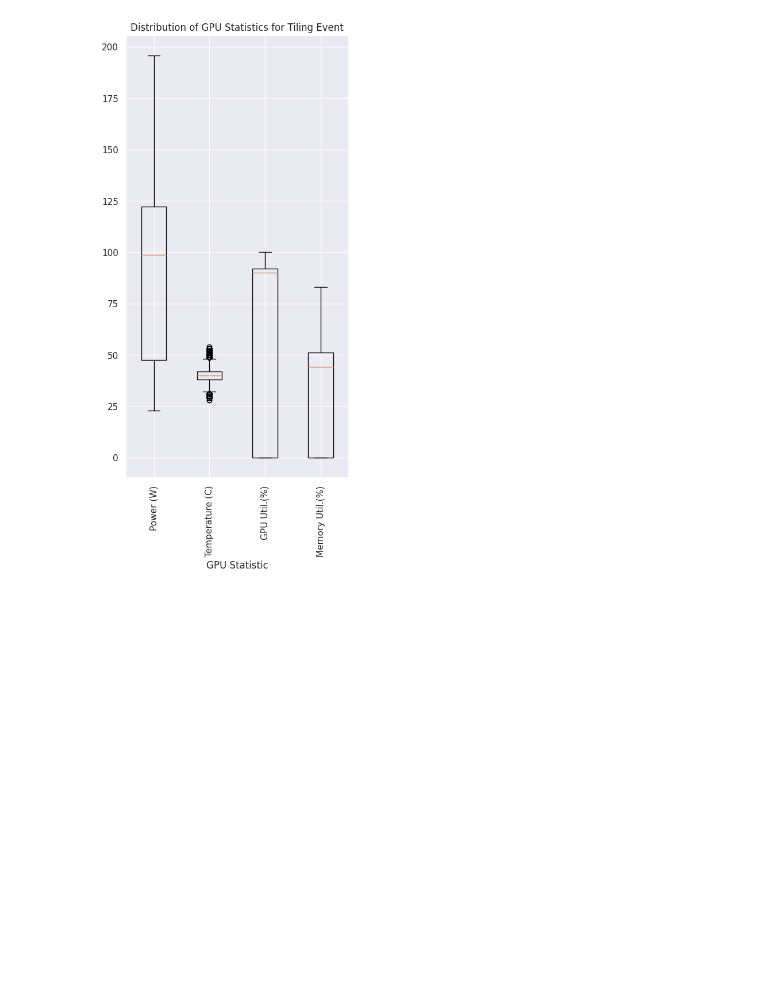
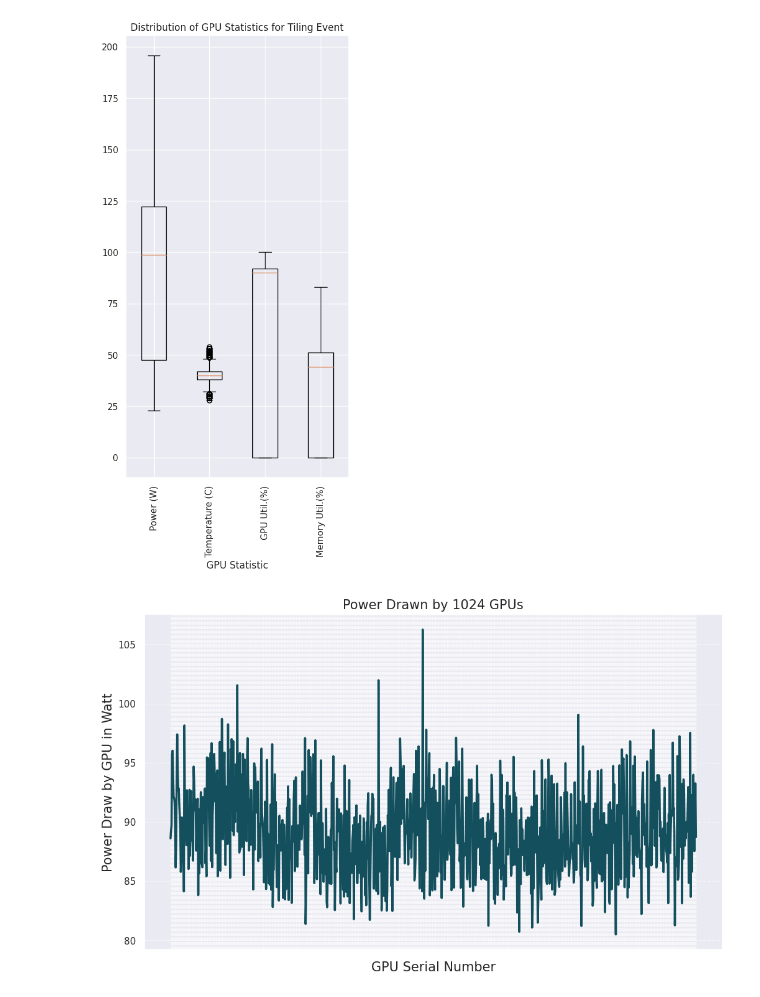
Before and after one commit to VishalPawar08/Cloud-Computing---TeraPixel, a Jupyter notebook: TeraPixel Original .ipynb, the cells around one changed output. Saved outputs shown, nothing was run; the diff lists cells and outputs as text; code cells hidden in the pictures; blank space fills up the shorter version.

```diff
--- a/TeraPixel Original .ipynb
+++ b/TeraPixel Original .ipynb
@@ -473,3 +473,16 @@ plt.show()
 # %%
 gpu_file['gpuSerial'] = gpu_file['gpuSerial'].astype(str)
 gpu_powerdraw = gpu_file.groupby('gpuSerial', as_index=False)['powerDrawWatt'].mean()
+# %%
+#Line Plot
+fig, ax = plt.subplots(figsize=(12, 7))
+sns.set_style("darkgrid")
+plot = sns.lineplot(data=gpu_powerdraw, x="gpuSerial", y="powerDrawWatt", ax=ax, color="#134f5c", linewidth=2.5)
+plt.xlabel('GPU Serial Number', fontsize=15)
+plt.ylabel('Power Draw by GPU in Watt', fontsize=15)
+plt.title("Power Drawn by 1024 GPUs", fontsize=15)
+plt.grid(True, linestyle="--", alpha=0.5)
+plot.set(xticklabels=[])
+plt.show()
+# %% [output]
+[figure, added]
```
Also changed, not shown: parts of 5 cells of this notebook.
